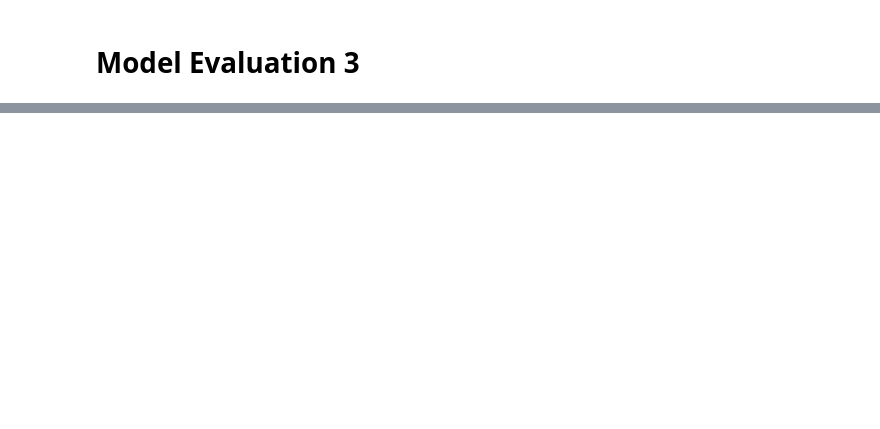
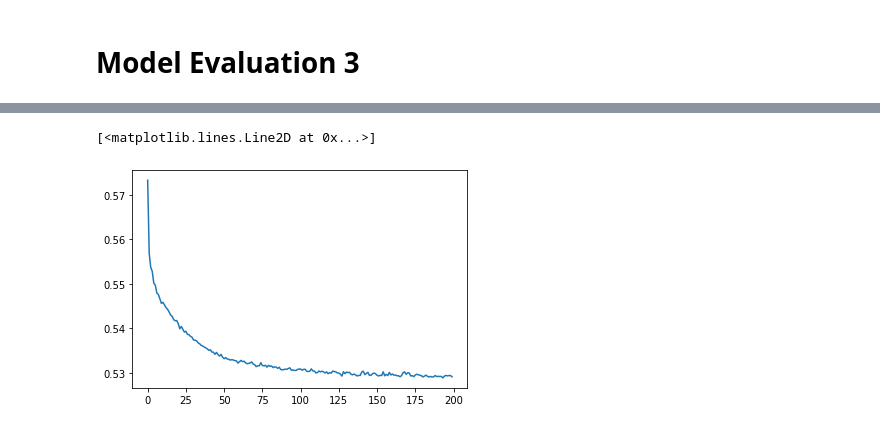
Before and after one commit to Karla-Flores/Neural-Network--Charity-Donation, a Jupyter notebook: Starter_Code.ipynb, the cells around one changed output, grey strips where cells are left out. Saved outputs shown, nothing was run; the diff lists cells and outputs as text; code cells hidden in the pictures; blank space fills up the shorter version.

```diff
--- a/Starter_Code.ipynb
+++ b/Starter_Code.ipynb
@@ -421,2 +466,7 @@ Loss: 0.5652979016304016, Accuracy: 0.7265306115150452
+# %%
+plt.plot(fit_model.history['loss'])
+# %% [output]
+[<matplotlib.lines.Line2D at 0x...>]
+[figure, added]
 # %%
 # Export our model to HDF5 file
```
Also changed, not shown: parts of 21 cells of this notebook.
